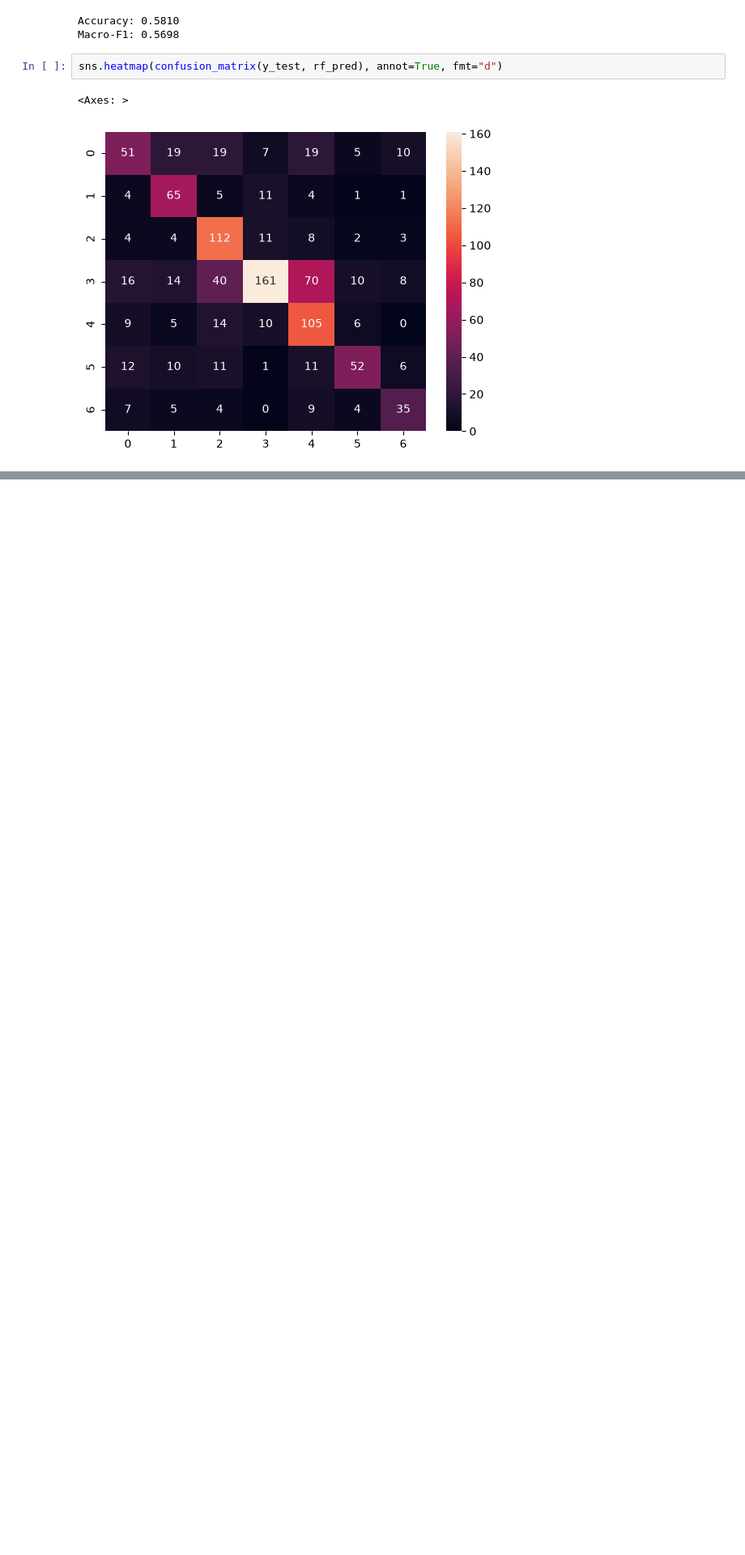
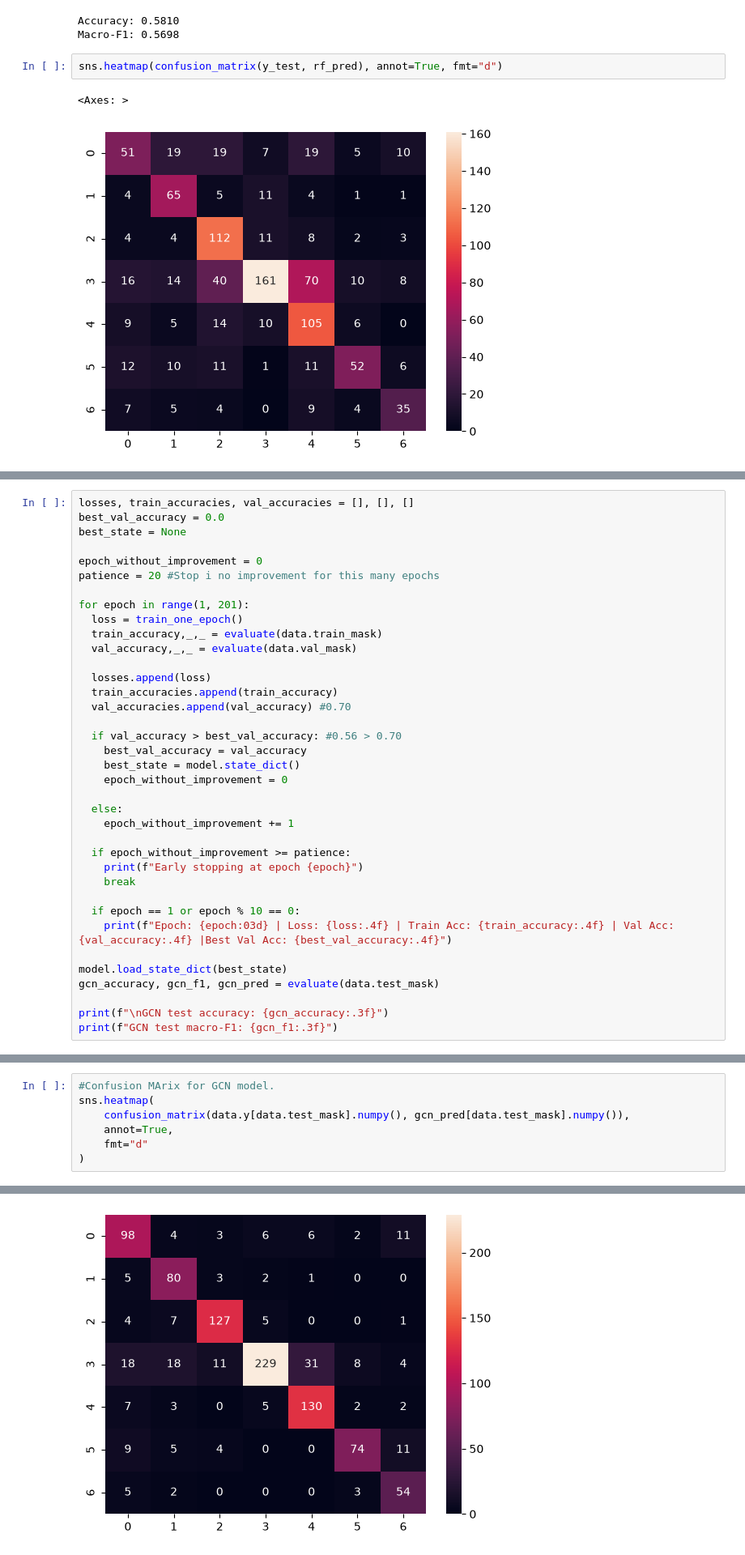
Before and after one commit to jayant733/Cora-project, a Jupyter notebook: cora_citation_network_classification_(1).ipynb, the cells around one changed output, grey strips where cells are left out. Shown at 81% size. Saved outputs shown, nothing was run; the diff lists cells and outputs as text; blank space fills up the shorter version.

Commit message:
implement 2-layer gcn model and training loop in notebook

```diff
--- a/cora_citation_network_classification_(1).ipynb
+++ b/cora_citation_network_classification_(1).ipynb
@@ -189,0 +257,37 @@ sns.heatmap(confusion_matrix(y_test, rf_pred), annot=True, fmt="d")
+# %%
+losses, train_accuracies, val_accuracies = [], [], []
+best_val_accuracy = 0.0
+best_state = None
+
+epoch_without_improvement = 0
+patience = 20 #Stop i no improvement for this many epochs
+
+for epoch in range(1, 201):
+  loss = train_one_epoch()
+  train_accuracy,_,_ = evaluate(data.train_mask)
+  val_accuracy,_,_ = evaluate(data.val_mask)
+
+  losses.append(loss)
+  train_accuracies.append(train_accuracy)
+  val_accuracies.append(val_accuracy) #0.70
+
+  if val_accuracy > best_val_accuracy: #0.56 > 0.70
+    best_val_accuracy = val_accuracy
+    best_state = model.state_dict()
+    epoch_without_improvement = 0
+
+  else:
+    epoch_without_improvement += 1
+
+  if epoch_without_improvement >= patience:
+    print(f"Early stopping at epoch {epoch}")
+    break
+
+  if epoch == 1 or epoch % 10 == 0:
+    print(f"Epoch: {epoch:03d} | Loss: {loss:.4f} | Train Acc: {train_accuracy:.4f} | Val Acc: {val_accuracy:.4f} |Best Val Acc: {best_val_accuracy:.4f}")
+
+model.load_state_dict(best_state)
+gcn_accuracy, gcn_f1, gcn_pred = evaluate(data.test_mask)
+
+print(f"\nGCN test accuracy: {gcn_accuracy:.3f}")
+print(f"GCN test macro-F1: {gcn_f1:.3f}")
@@ -189,0 +307,8 @@ sns.heatmap(confusion_matrix(y_test, rf_pred), annot=True, fmt="d")
+# %%
+#Confusion MArix for GCN model.
+sns.heatmap(
+    confusion_matrix(data.y[data.test_mask].numpy(), gcn_pred[data.test_mask].numpy()),
+    annot=True,
+    fmt="d"
+)
+# %% [output]
@@ -189,0 +316 @@ sns.heatmap(confusion_matrix(y_test, rf_pred), annot=True, fmt="d")
+[figure, added]
```
Also changed, not shown: parts of 10 cells of this notebook.
